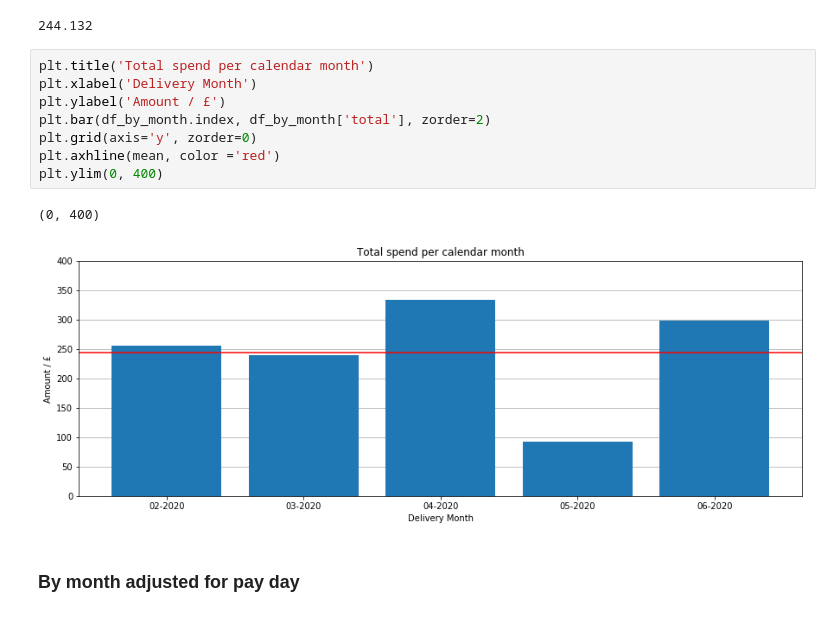
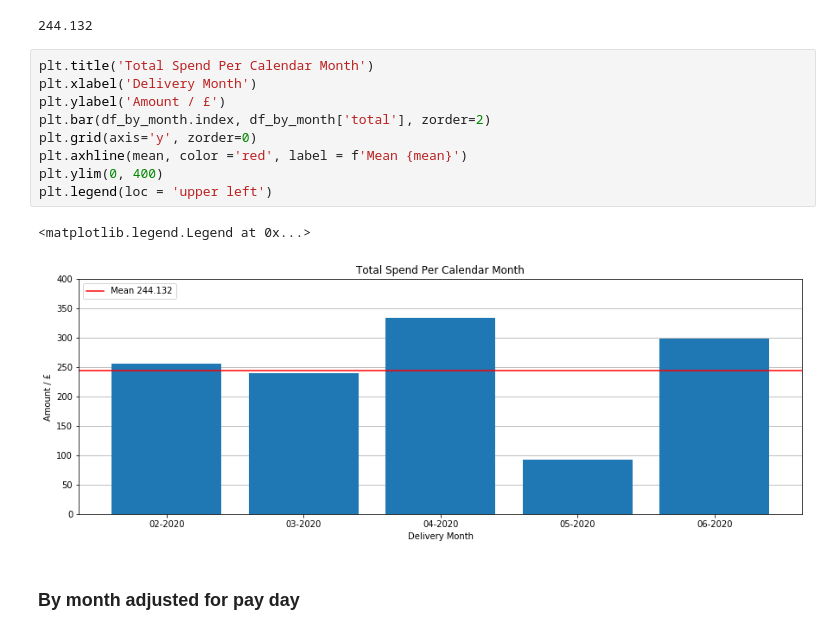
Before and after one commit to Richard-D-Todd/Groceries-Analysis, a Jupyter notebook: Analysis of Groceries Data.ipynb, the cells around one changed output. Cells and saved outputs as stored; diff of their text form.

Commit message:
updating SQL queries and amending figure titles

```diff
--- a/Analysis of Groceries Data.ipynb
+++ b/Analysis of Groceries Data.ipynb
@@ -103,16 +106,17 @@ mean
 # %% [output]
 244.132
 # %%
-plt.title('Total spend per calendar month')
+plt.title('Total Spend Per Calendar Month')
 plt.xlabel('Delivery Month')
 plt.ylabel('Amount / £')
 plt.bar(df_by_month.index, df_by_month['total'], zorder=2)
 plt.grid(axis='y', zorder=0)
-plt.axhline(mean, color ='red')
+plt.axhline(mean, color ='red', label = f'Mean {mean}')
 plt.ylim(0, 400)
+plt.legend(loc = 'upper left')
 # %% [output]
-(0, 400)
+<matplotlib.legend.Legend at 0x...>
-[figure, old version]
+[figure, new version]
 # %% [markdown]
 ### By month adjusted for pay day
 # %%
```
Also changed, not shown: parts of 13 cells of this notebook.
